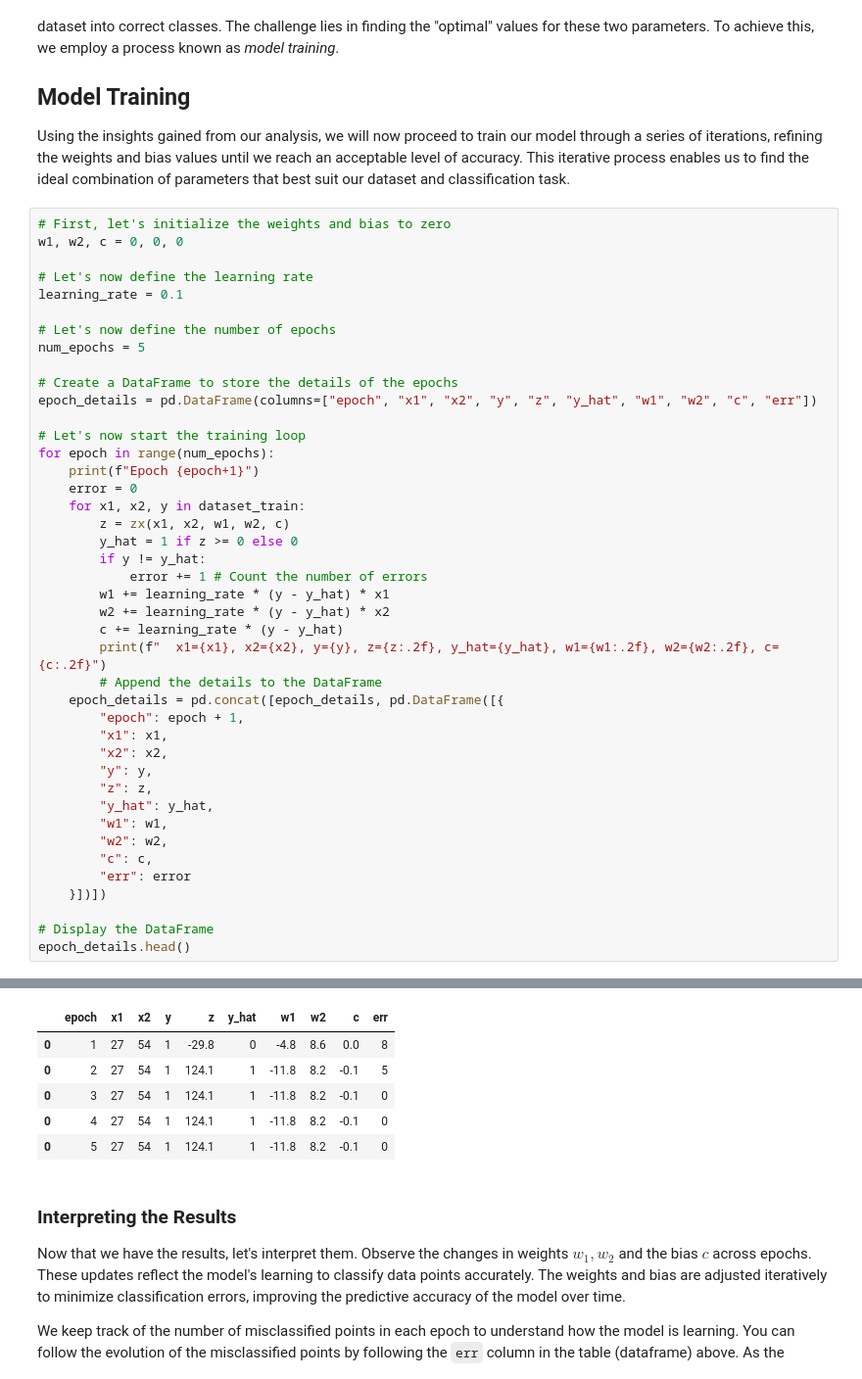
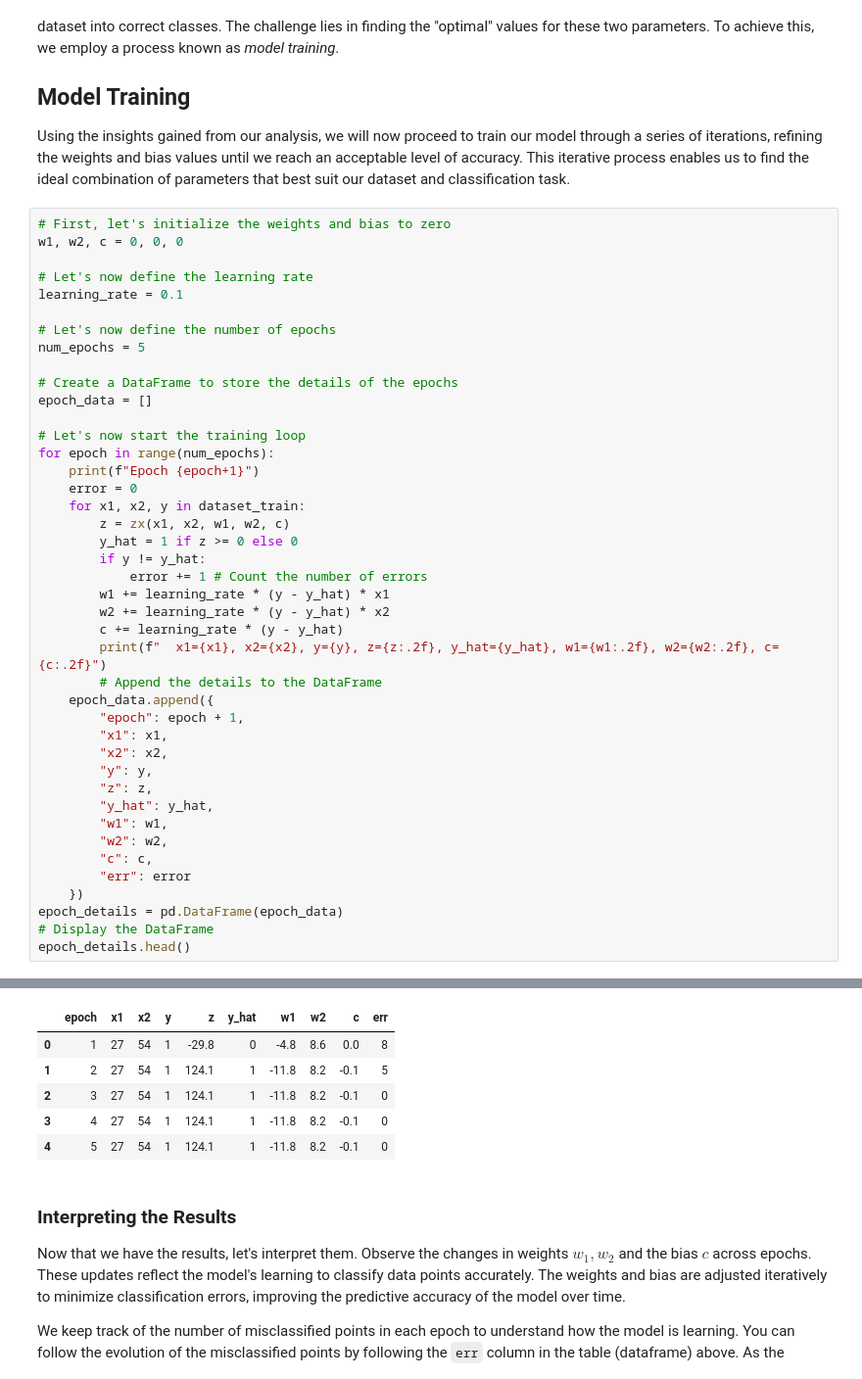
Before and after one commit to mihainadas/notebooks, a Jupyter notebook: perceptron/perceptron.ipynb, the cells around one changed output, grey strips where cells are left out. Shown at 98% size. Saved outputs shown, nothing was run; the diff lists cells and outputs as text.

Commit message:
Update execution counts and refactor epoch details storage in perceptron notebooks

```diff
--- a/perceptron/perceptron.ipynb
+++ b/perceptron/perceptron.ipynb
@@ -227,7 +227,7 @@ learning_rate = 0.1
 num_epochs = 5
 
 # Create a DataFrame to store the details of the epochs
-epoch_details = pd.DataFrame(columns=["epoch", "x1", "x2", "y", "z", "y_hat", "w1", "w2", "c", "err"])
+epoch_data = []
 
 # Let's now start the training loop
 for epoch in range(num_epochs):
@@ -243,7 +243,7 @@ for epoch in range(num_epochs):
         c += learning_rate * (y - y_hat)
         print(f"  x1={x1}, x2={x2}, y={y}, z={z:.2f}, y_hat={y_hat}, w1={w1:.2f}, w2={w2:.2f}, c={c:.2f}")
         # Append the details to the DataFrame
-    epoch_details = pd.concat([epoch_details, pd.DataFrame([{
+    epoch_data.append({
         "epoch": epoch + 1,
         "x1": x1,
         "x2": x2,
@@ -254,8 +254,8 @@ for epoch in range(num_epochs):
         "w2": w2,
         "c": c,
         "err": error
-    }])])
-
+    })
+epoch_details = pd.DataFrame(epoch_data)
 # Display the DataFrame
 epoch_details.head()
 # %% [output]
@@ -275,13 +275,13 @@ Epoch 1
   x1=75, x2=150, y=1, z=344.90, y_hat=1, w1=-11.80, w2=8.20, c=-0.10
   x1=54, x2=54, y=0, z=-194.50, y_hat=0, w1=-11.80, w2=8.20, c=-0.10
   x1=4, x2=4, y=0, z=-14.50, y_hat=0, w1=-11.80, w2=8.20, c=-0.10
   x1=27, x2=54, y=1, z=124.10, y_hat=1, w1=-11.80, w2=8.20, c=-0.10
 |  | epoch | x1 | x2 | y | z | y_hat | w1 | w2 | c | err |
 | 0 | 1 | 27 | 54 | 1 | -29.8 | 0 | -4.8 | 8.6 | 0.0 | 8 |
-| 0 | 2 | 27 | 54 | 1 | 124.1 | 1 | -11.8 | 8.2 | -0.1 | 5 |
-| 0 | 3 | 27 | 54 | 1 | 124.1 | 1 | -11.8 | 8.2 | -0.1 | 0 |
-| 0 | 4 | 27 | 54 | 1 | 124.1 | 1 | -11.8 | 8.2 | -0.1 | 0 |
-| 0 | 5 | 27 | 54 | 1 | 124.1 | 1 | -11.8 | 8.2 | -0.1 | 0 |
+| 1 | 2 | 27 | 54 | 1 | 124.1 | 1 | -11.8 | 8.2 | -0.1 | 5 |
+| 2 | 3 | 27 | 54 | 1 | 124.1 | 1 | -11.8 | 8.2 | -0.1 | 0 |
+| 3 | 4 | 27 | 54 | 1 | 124.1 | 1 | -11.8 | 8.2 | -0.1 | 0 |
+| 4 | 5 | 27 | 54 | 1 | 124.1 | 1 | -11.8 | 8.2 | -0.1 | 0 |
 # %% [markdown]
 ### Interpreting the Results
 Now that we have the results, let's interpret them. Observe the changes in weights $w_1, w_2$ and the bias $c$ across epochs. These updates reflect the model's learning to classify data points accurately. The weights and bias are adjusted iteratively to minimize classification errors, improving the predictive accuracy of the model over time.
```
Also changed, not shown: parts of 1 cell of this notebook, 4 other files.
